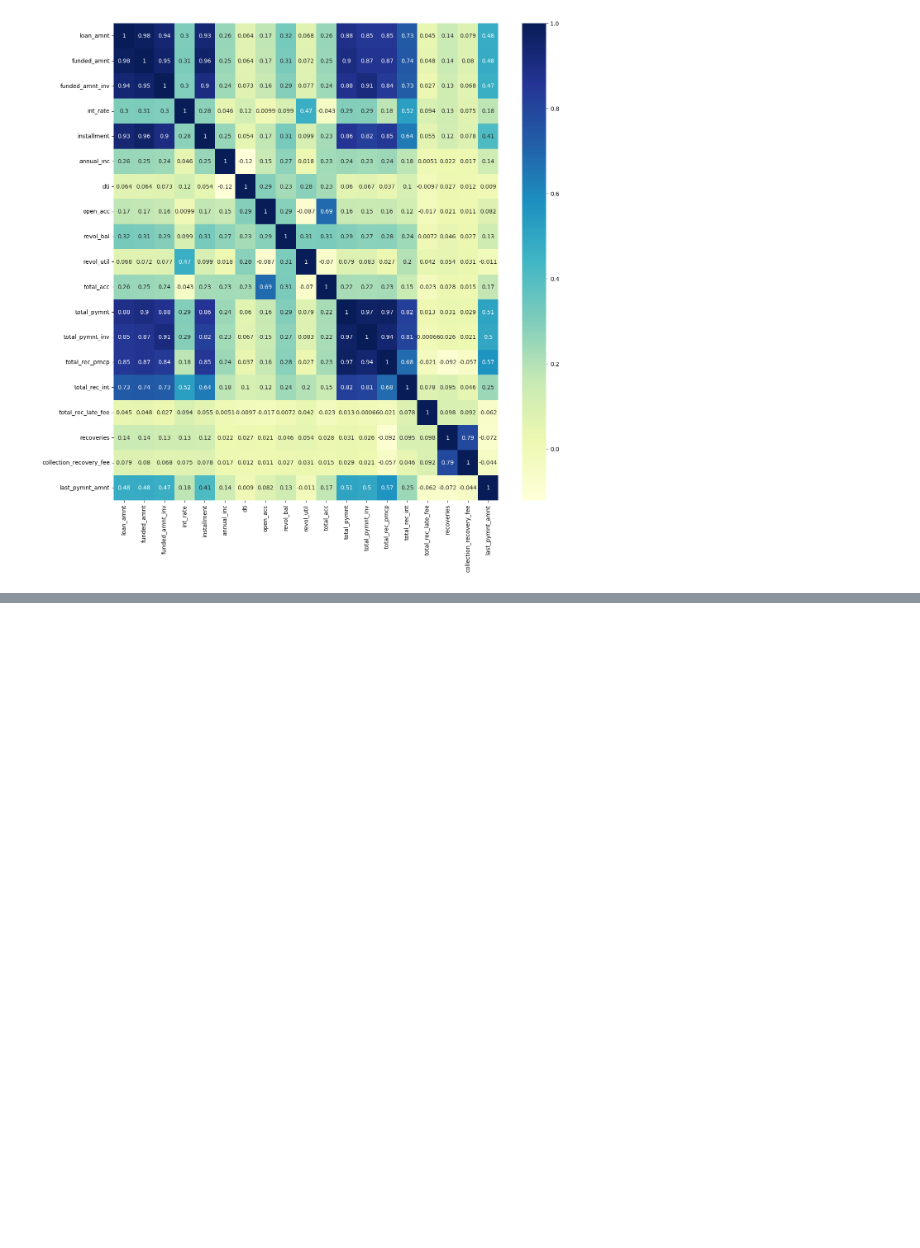
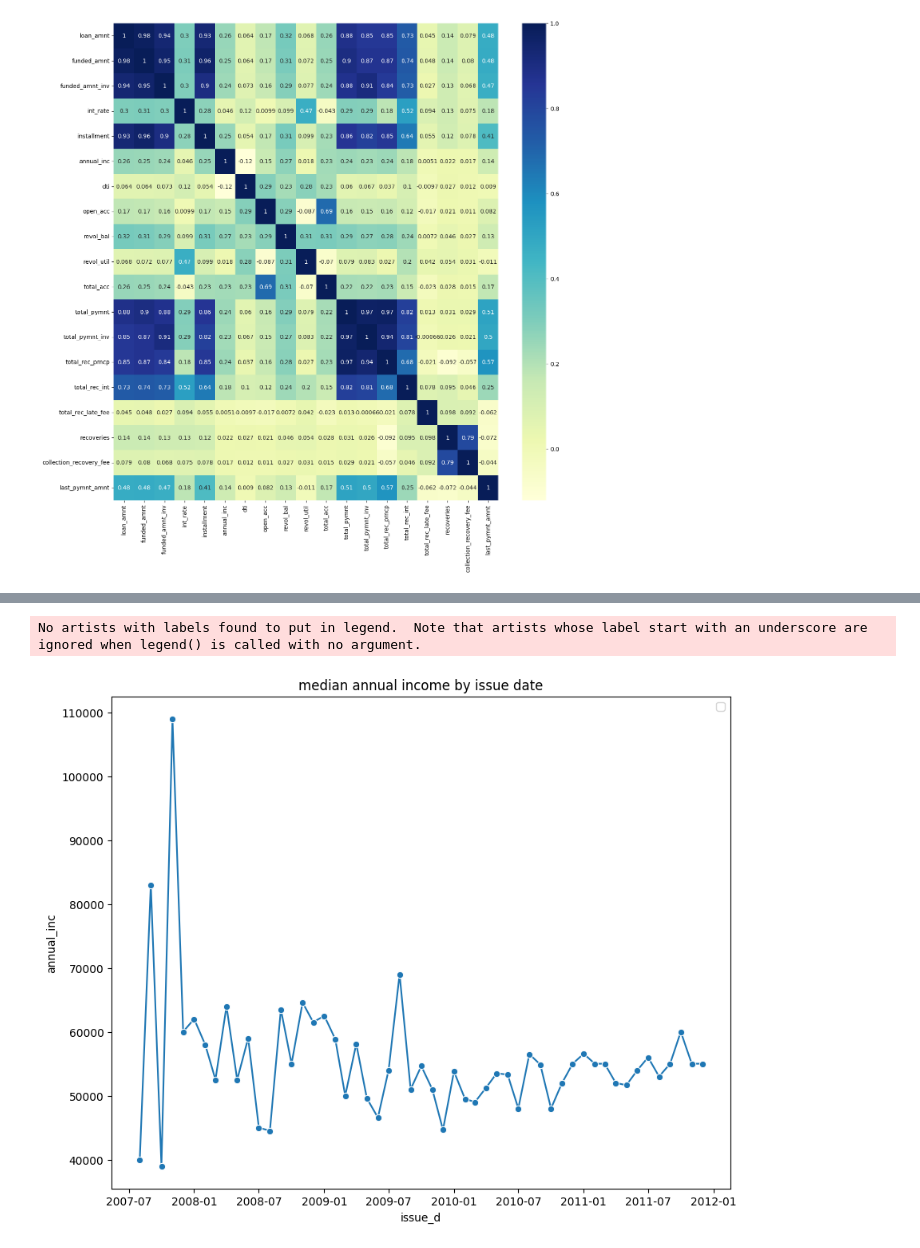
Before and after one commit to ABhatta92/LendingClubCaseStudy, a Jupyter notebook: LendingClubEDA.ipynb, the cells around one changed output, grey strips where cells are left out. Cells and saved outputs as stored; diff of their text form; code cells hidden in the pictures; blank space fills up the shorter version.

```diff
--- a/LendingClubEDA.ipynb
+++ b/LendingClubEDA.ipynb
@@ -568,0 +597,4 @@ plt.show()
+# %%
+# Time-based analysis
+
+grouped_df_dflt = df_dflt.groupby('issue_d').median()
@@ -568,0 +603,12 @@ plt.show()
+# %%
+plt.figure(figsize = (10,8))
+sns.lineplot(data = grouped_df_dflt['annual_inc'], marker = 'o')
+#sns.lineplot(data = grouped_df_not_dflt['annual_inc'], marker = 'o')
+plt.title('median annual income by issue date')
+plt.xlabel('issue_d')
+plt.ylabel('annual_inc')
+plt.legend()
+plt.show()
+# %% [output]
+No artists with labels found to put in legend.  Note that artists whose label start with an underscore are ignored when legend() is called with no argument.
+[figure, added]
```
Also changed, not shown: parts of 10 cells of this notebook, 1 other file.
